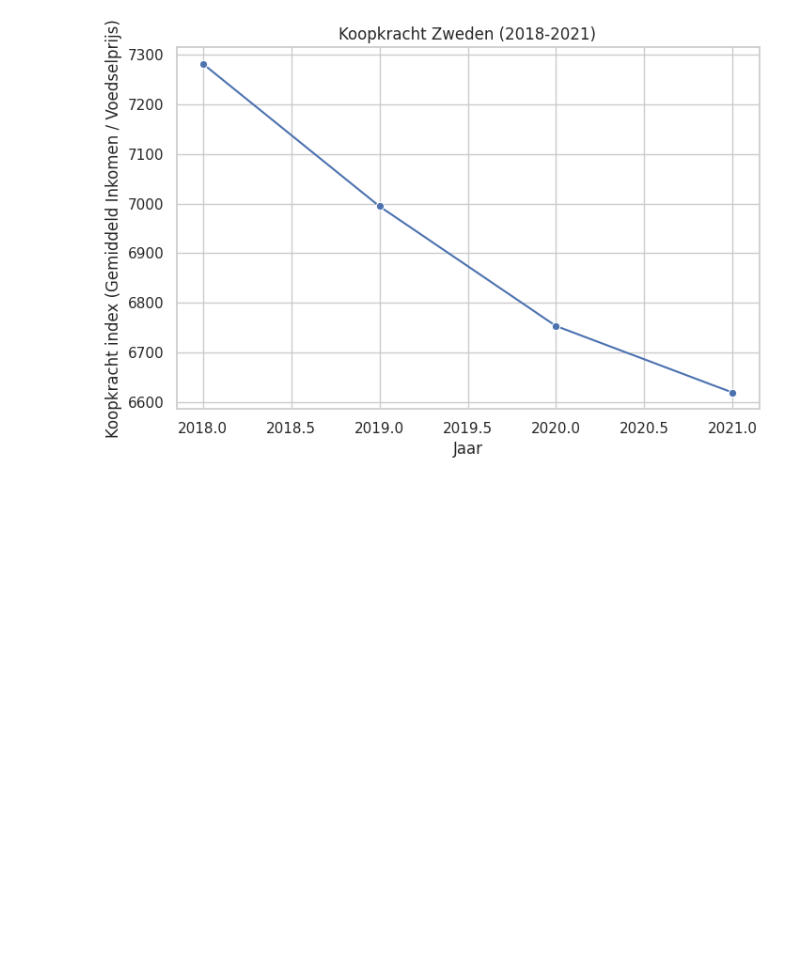
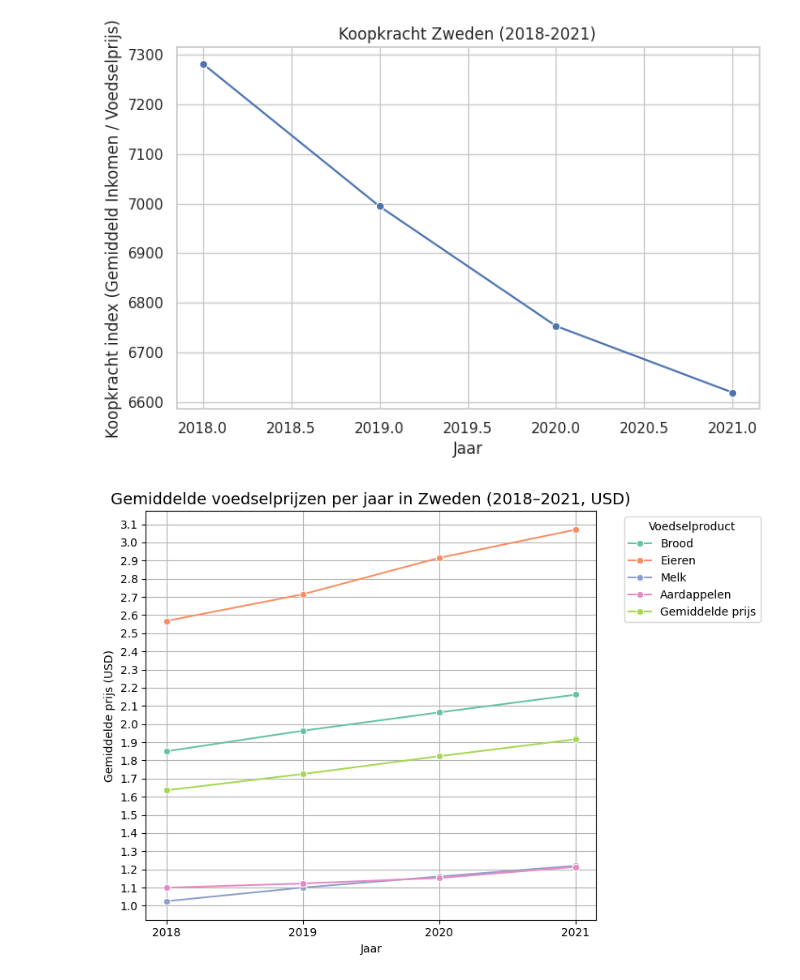
Before and after one commit to prox05/IV-KI-2025, a Jupyter notebook: docs/visualisation.ipynb, the cells around one changed output. Drawn from its saved outputs; the diff is of its cells as text; code cells hidden in the pictures; blank space fills up the shorter version.

Commit message:
visualisaties dataset 1

```diff
--- a/docs/visualisation.ipynb
+++ b/docs/visualisation.ipynb
@@ -228,3 +228,57 @@ plt.show()
 # %% [output]
 Gefilterde jaren in WDI: [2018 2019 2020 2021]
 [figure]
+# %%
+import pandas as pd
+import numpy as np
+import matplotlib.pyplot as plt
+import seaborn as sns
+
+
+df = pd.read_csv('filtered/Food_Prices_Sweden_2018-2021.csv')
+
+df.columns = df.columns.str.strip()
+df['Price in USD'] = pd.to_numeric(df['Price in USD'], errors='coerce')
+df['Food Item'] = df['Food Item'].str.strip()
+
+gekozen_producten = ['Bread', 'Potatoes', 'Milk', 'Eggs']
+df_selectie = df[df['Food Item'].isin(gekozen_producten)]
+
+per_product = df_selectie.groupby(['Year', 'Food Item'])['Price in USD'].mean().reset_index()
+
+gemiddeld = df_selectie.groupby('Year')['Price in USD'].mean().reset_index()
+gemiddeld['Food Item'] = 'Gemiddelde prijs'
+
+alles = pd.concat([per_product, gemiddeld], ignore_index=True)
+alles['Year'] = alles['Year'].astype(int)
+
+vertaling = {
+    'Bread': 'Brood',
+    'Potatoes': 'Aardappelen',
+    'Milk': 'Melk',
+    'Eggs': 'Eieren',
+    'Gemiddelde prijs': 'Gemiddelde prijs'
+}
+alles['Voedselproduct'] = alles['Food Item'].map(vertaling)
+
+plt.figure(figsize=(10, 6))
+ax = sns.lineplot(data=alles, x='Year', y='Price in USD',
+                  hue='Voedselproduct', marker='o', palette='Set2')
+
+ax.set_xticks([2018, 2019, 2020, 2021])
+y_min = np.floor(alles['Price in USD'].min() * 10) / 10
+y_max = np.ceil(alles['Price in USD'].max() * 10) / 10
+yticks = np.arange(y_min, y_max + 0.1, 0.1)
+ax.set_yticks(yticks)
+
+plt.title('Gemiddelde voedselprijzen per jaar in Zweden (2018–2021, USD)', fontsize=14)
+plt.xlabel('Jaar')
+plt.ylabel('Gemiddelde prijs (USD)')
+
+plt.legend(title='Voedselproduct', bbox_to_anchor=(1.05, 1), loc='upper left')
+plt.grid(True)
+
+plt.tight_layout(rect=[0, 0, 0.85, 1])
+plt.show()
+# %% [output]
+[figure, added]
```
Also changed, not shown: parts of 1 cell of this notebook.
